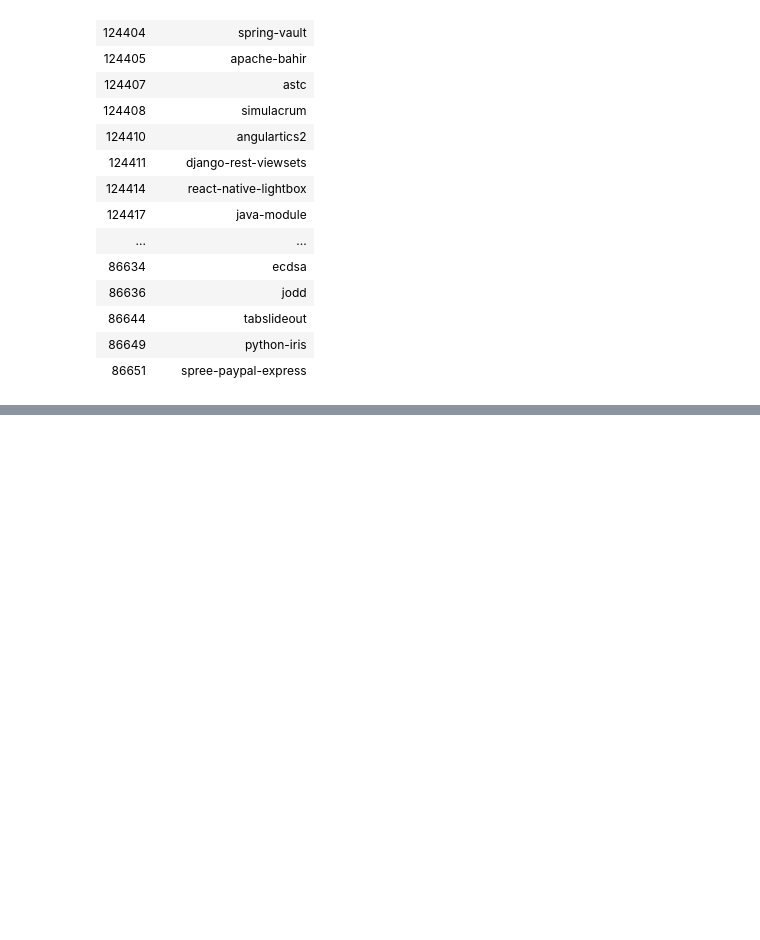
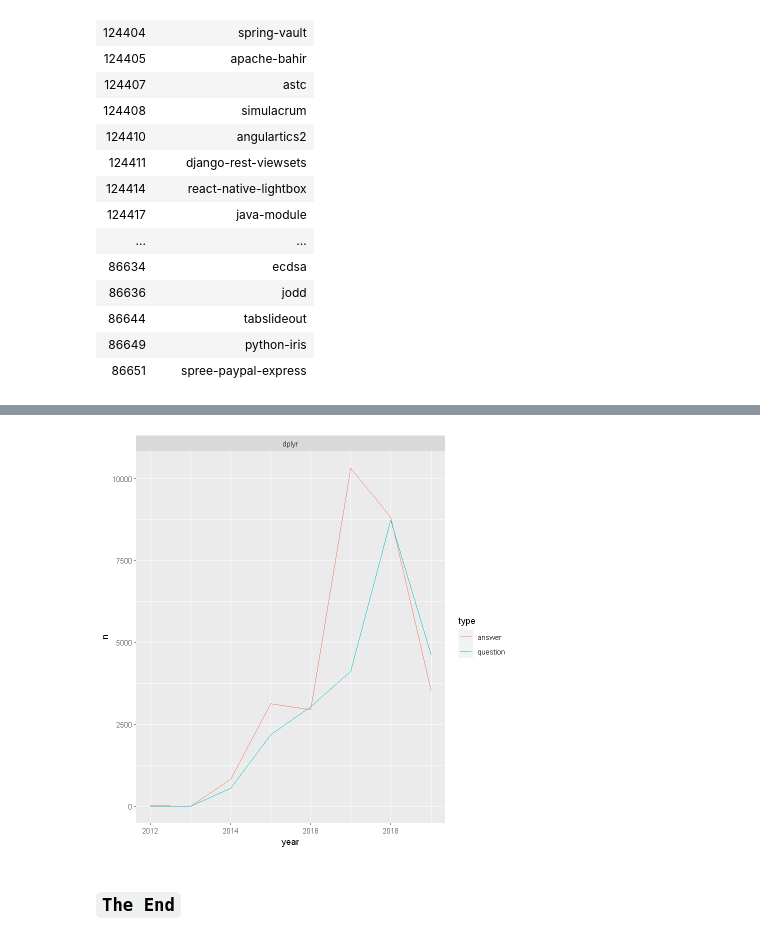
Before and after one commit to AI-MOO/Data_Scientist_with_R, a Jupyter notebook: 05_Joining_Data_with_dplyr/04_Case_Study_Joins_on_Stack_Overflow_Data.ipynb, the cells around one changed output, grey strips where cells are left out. Drawn from its saved outputs; the diff is of its cells as text; code cells hidden in the pictures; blank space fills up the shorter version.

Commit message:
Csase_Study: Stack Overflow, joins, comparasion, Aggrigating, Date Conversion

```diff
--- a/05_Joining_Data_with_dplyr/04_Case_Study_Joins_on_Stack_Overflow_Data.ipynb
+++ b/05_Joining_Data_with_dplyr/04_Case_Study_Joins_on_Stack_Overflow_Data.ipynb
@@ -95,0 +315,18 @@ A data.frame: 40458 × 2
+# %%
+questions_with_tags <- questions %>%
+  inner_join(question_tags, by = c("id" = "question_id")) %>%
+  inner_join(tags, by = c("tag_id" = "id"))
+# %%
+answers_with_tags <- answers %>%
+  inner_join(question_tags, by = "question_id") %>%
+  inner_join(tags, by = c("tag_id" = "id"))
+# %%
+# Combine the two tables into posts_with_tags
+posts_with_tags <- bind_rows(questions_with_tags %>%
+mutate(type = "question"),answers_with_tags %>%
+mutate(type = "answer"))
+
+# Add a year column, then count by type, year, and tag_name
+posts_with_tags %>%
+  mutate(year = year(creation_date)) %>%
+  count(type, year, tag_name)
@@ -95,0 +358,17 @@ A data.frame: 40458 × 2
+# %%
+by_type_year_tag <- posts_with_tags %>%
+  mutate(year = year(creation_date)) %>%
+  count(type, year, tag_name)
+# %%
+# Filter for the dplyr and ggplot2 tag names
+by_type_year_tag_filtered <- by_type_year_tag %>%
+  filter(tag_name == "dplyr")
+
+# Create a line plot faceted by the tag name
+ggplot(by_type_year_tag_filtered, aes(year, n, color = type)) +
+  geom_line() +
+  facet_wrap(~ tag_name)
+# %% [output]
+[figure, added]
+# %% [markdown]
+### `The End`
```
Also changed, not shown: parts of 20 cells of this notebook.
